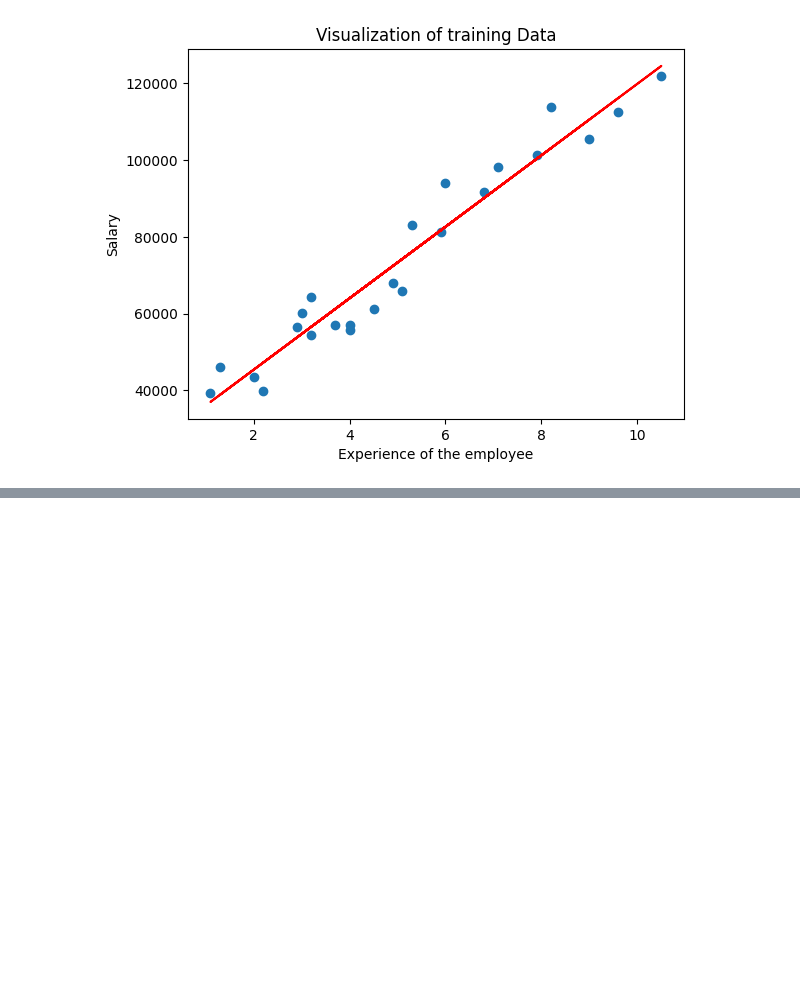
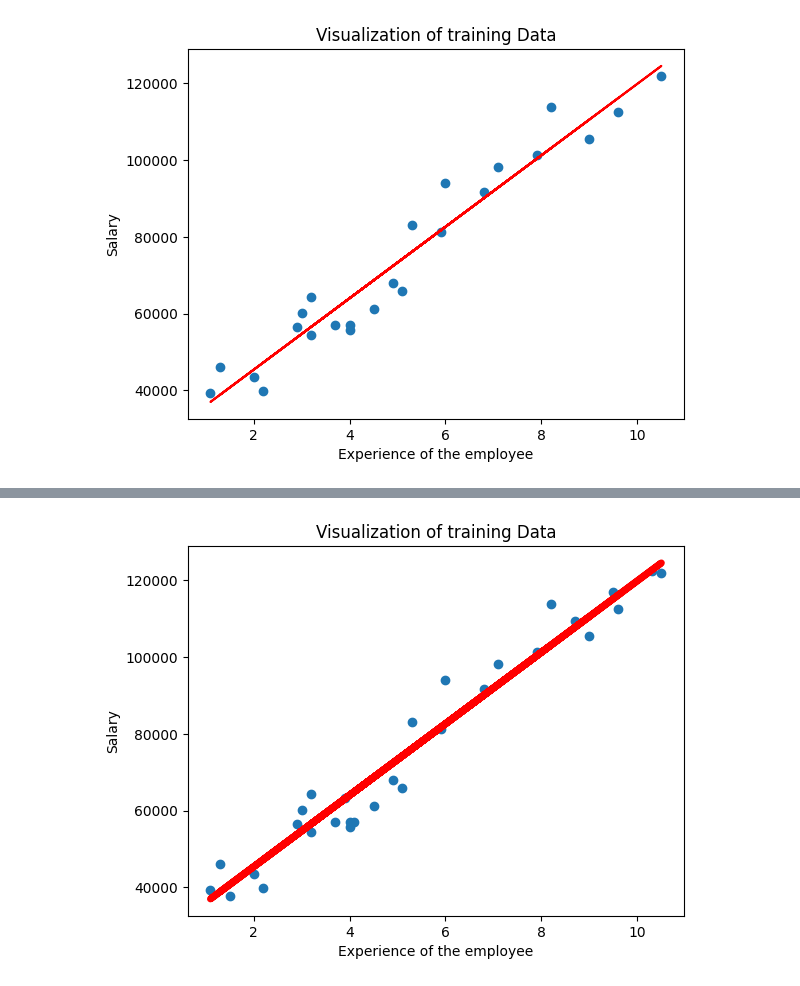
Before and after one commit to officialkush/Linea_regression, a Jupyter notebook: Simple_linear_regression/simple_linear_regression.ipynb, the cells around one changed output, grey strips where cells are left out. Cells and saved outputs as stored; diff of their text form; code cells hidden in the pictures; blank space fills up the shorter version.

```diff
--- a/Simple_linear_regression/simple_linear_regression.ipynb
+++ b/Simple_linear_regression/simple_linear_regression.ipynb
@@ -65,0 +65,9 @@ ValueError: x and y must be the same size
+# %%
+plt.scatter(X,Y)
+plt.plot(X_train,reg.predict(X_train),color='Red',linewidth=5)
+plt.title("Visualization of training Data")
+plt.xlabel("Experience of the employee")
+plt.ylabel("Salary")
+plt.show()
+# %% [output]
+[figure, added]
```
Also changed, not shown: parts of 1 cell of this notebook, 2 other files.
